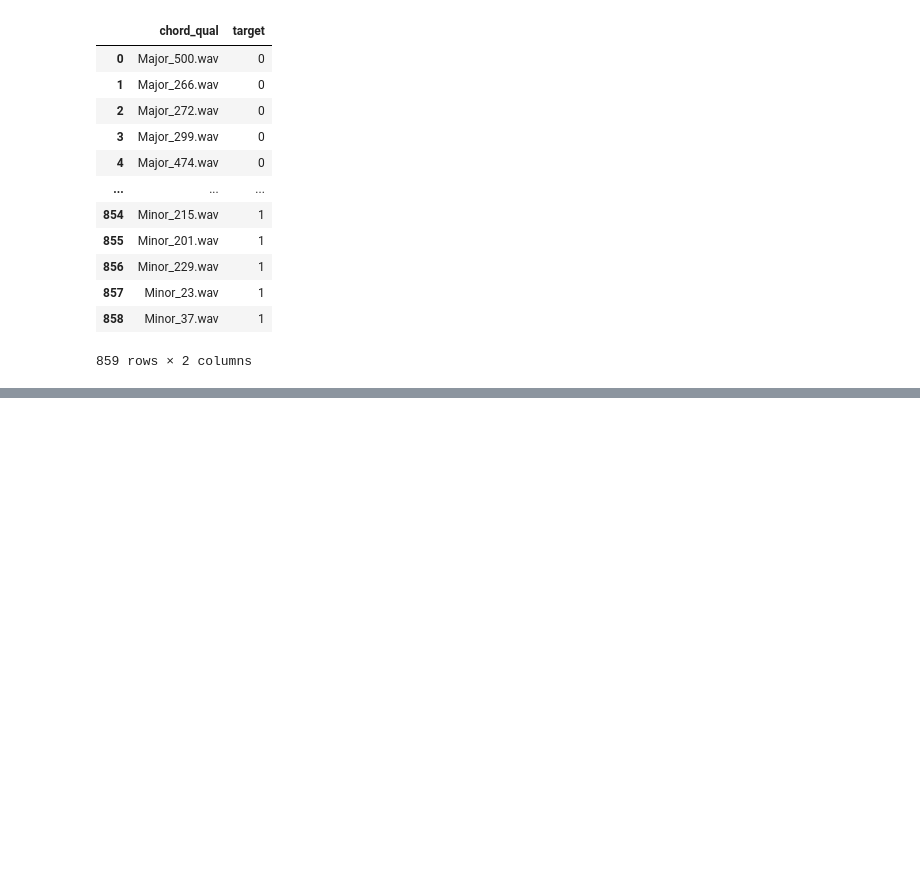
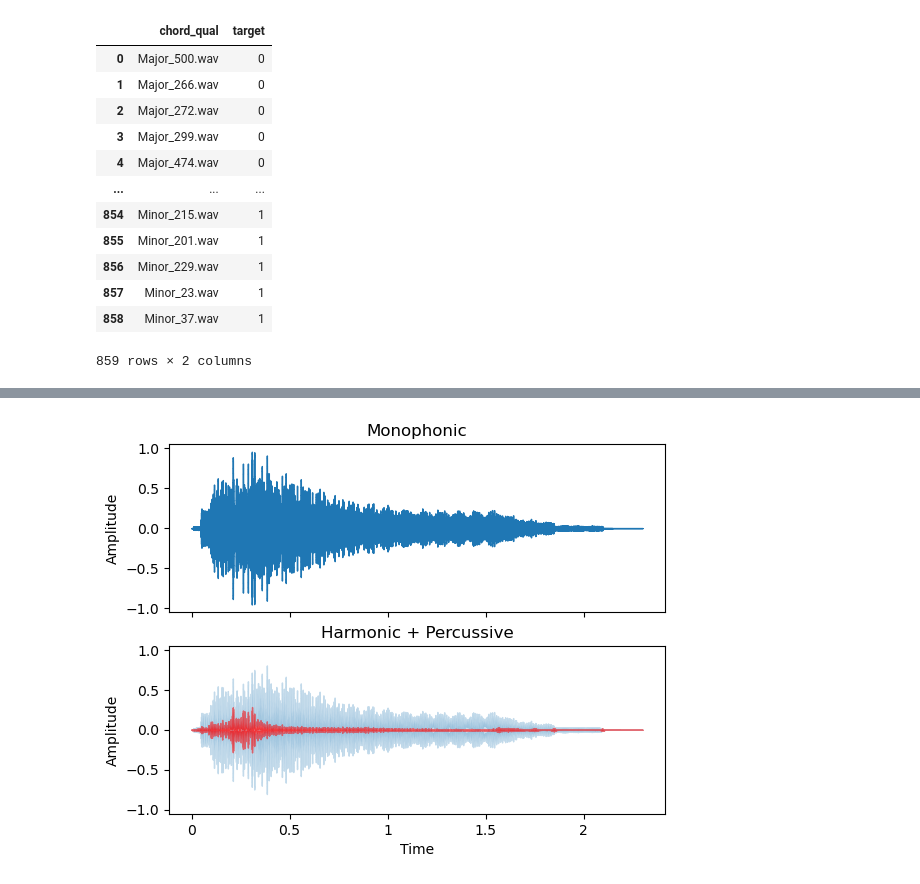
Before and after one commit to benjmcpeek/Audio-Classification-Model-Major-Minor, a Jupyter notebook: code/eda_audio.ipynb, the cells around one changed output, grey strips where cells are left out. Saved outputs shown, nothing was run; the diff lists cells and outputs as text; code cells hidden in the pictures; blank space fills up the shorter version.

```diff
--- a/code/eda_audio.ipynb
+++ b/code/eda_audio.ipynb
@@ -89,0 +117,4 @@ raw_audio_vis(audio_files['chord_qual'][555], 1)
+# %%
+raw_audio_vis(audio_files['chord_qual'][801], 1)
+# %% [output]
+[figure, added]
```
Also changed, not shown: parts of 40 cells of this notebook, 5 other files.
